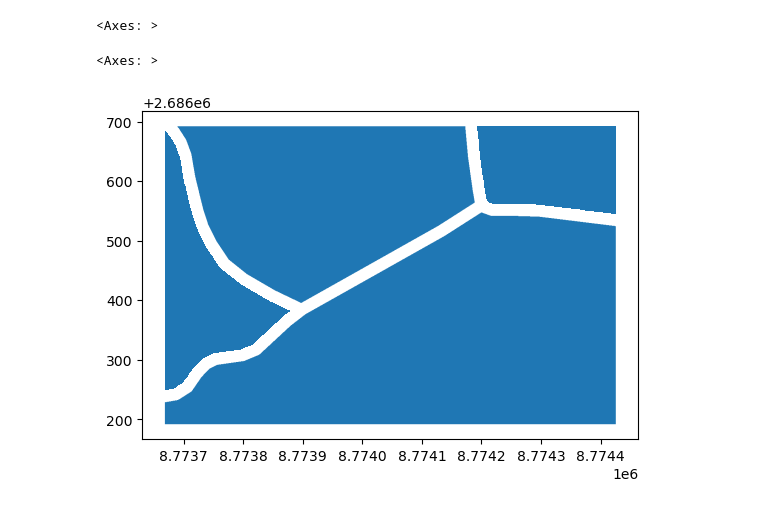
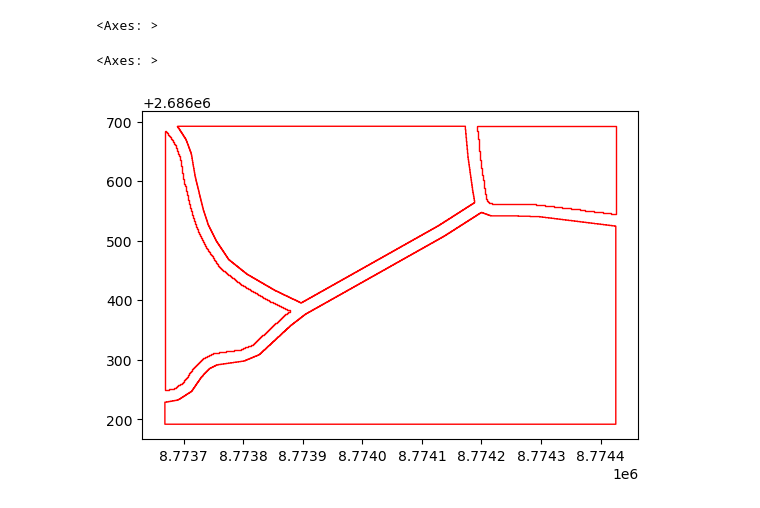
Before and after one commit to davnish/rasvec, a Jupyter notebook: docs/examples/vectorization.ipynb, the cells around one changed output. Saved outputs shown, nothing was run; the diff lists cells and outputs as text; code cells hidden in the pictures.

```diff
--- a/docs/examples/vectorization.ipynb
+++ b/docs/examples/vectorization.ipynb
@@ -13,7 +15,7 @@ show(ras)
 # %%
 gdf = vectorization(ras_path)
 # %%
-gdf.plot()
+gdf.plot(facecolor='none', edgecolor='red')
 # %% [output]
 <Axes: >
-[figure, old version]
+[figure, new version]
```
Also changed, not shown: parts of 1 cell of this notebook, 5 other files.
